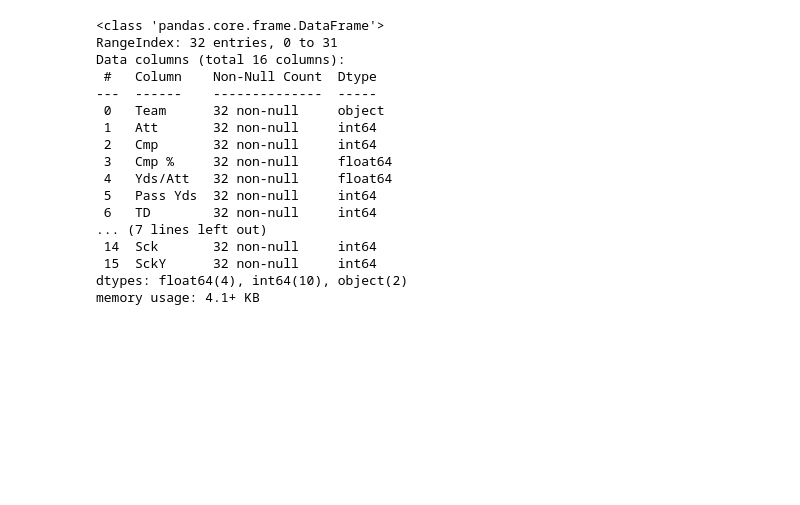
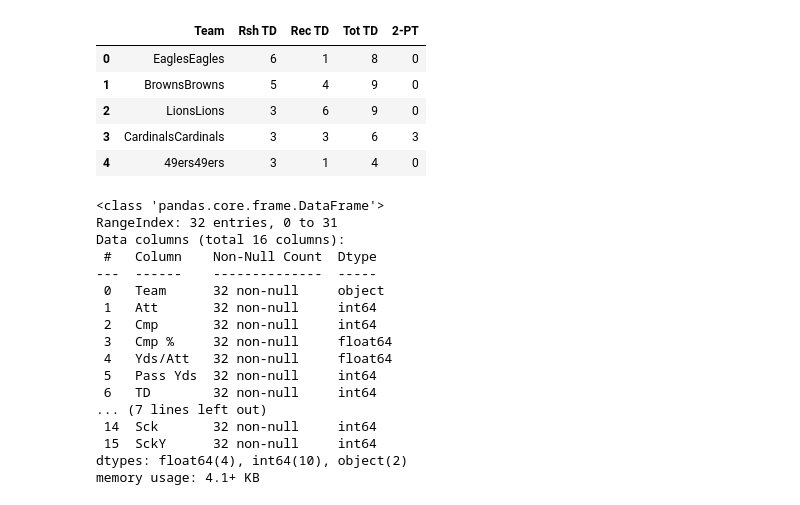
Before and after one commit to afitzer/NFL, a Jupyter notebook: Analysis.ipynb, the cells around one changed output. Cells and saved outputs as stored; diff of their text form; code cells hidden in the pictures; blank space fills up the shorter version.

```diff
--- a/Analysis.ipynb
+++ b/Analysis.ipynb
@@ -19,3 +40,12 @@ passing_df.head(5)
+# %%
+scoring_df.head(5)
+# %% [output]
+|  | Team | Rsh TD | Rec TD | Tot TD | 2-PT |
+| 0 | EaglesEagles | 6 | 1 | 8 | 0 |
+| 1 | BrownsBrowns | 5 | 4 | 9 | 0 |
+| 2 | LionsLions | 3 | 6 | 9 | 0 |
+| 3 | CardinalsCardinals | 3 | 3 | 6 | 3 |
+| 4 | 49ers49ers | 3 | 1 | 4 | 0 |
 # %%
 passing_df.info()
 # %% [output]
```
Also changed, not shown: parts of 11 cells of this notebook.
